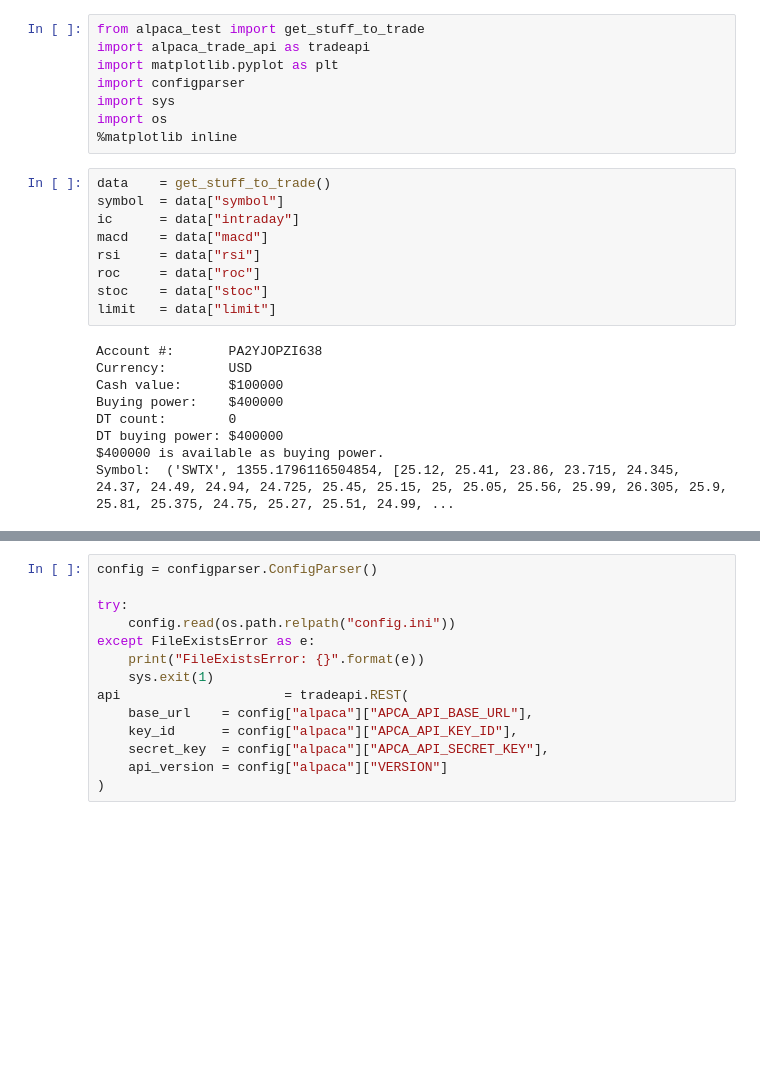
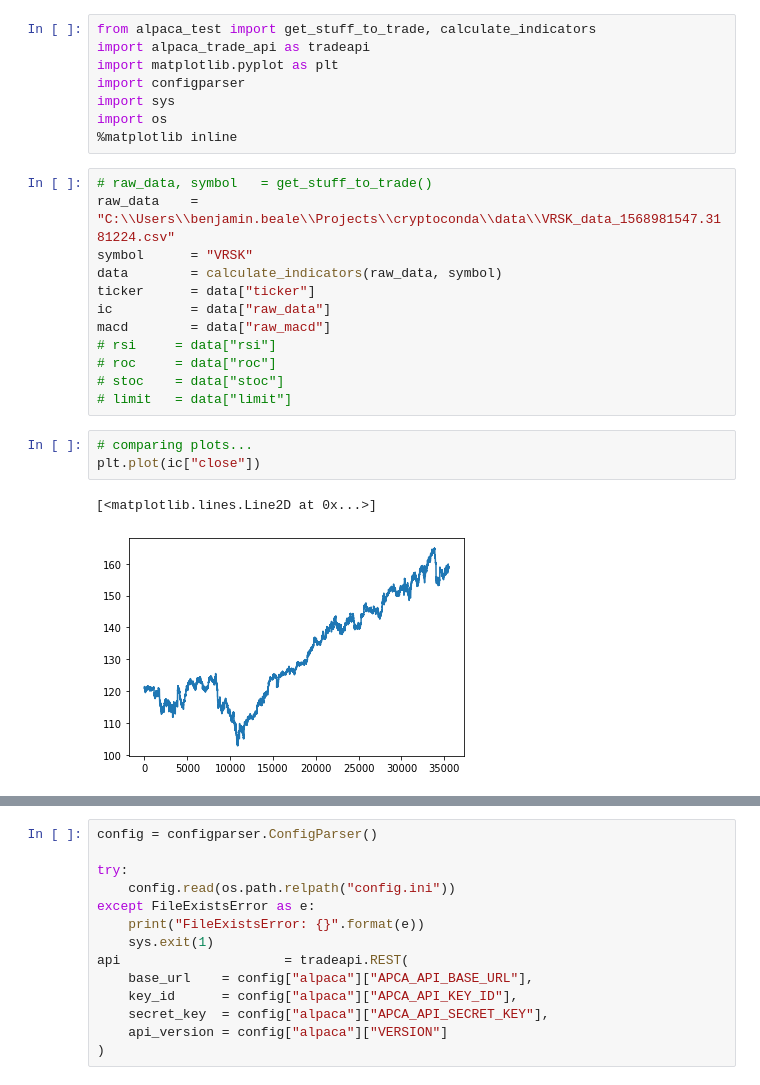
Before and after one commit to bbeale/u-nectix, a Jupyter notebook: gstt.ipynb, the cells around one changed output, grey strips where cells are left out. Saved outputs shown, nothing was run; the diff lists cells and outputs as text; blank space fills up the shorter version.

```diff
--- a/gstt.ipynb
+++ b/gstt.ipynb
@@ -1,5 +1,5 @@
 # %%
-from alpaca_test import get_stuff_to_trade
+from alpaca_test import get_stuff_to_trade, calculate_indicators
 import alpaca_trade_api as tradeapi
 import matplotlib.pyplot as plt
 import configparser
@@ -7,21 +7,21 @@ import sys
 import os
 %matplotlib inline
 # %%
-data    = get_stuff_to_trade()
-symbol  = data["symbol"]
-ic      = data["intraday"]
-macd    = data["macd"]
-rsi     = data["rsi"]
-roc     = data["roc"]
-stoc    = data["stoc"]
-limit   = data["limit"]
+# raw_data, symbol   = get_stuff_to_trade()
+raw_data    = "C:\\Users\\benjamin.beale\\Projects\\cryptoconda\\data\\VRSK_data_1568981547.3181224.csv"
+symbol      = "VRSK"
+data        = calculate_indicators(raw_data, symbol)
+ticker      = data["ticker"]
+ic          = data["raw_data"]
+macd        = data["raw_macd"]
+# rsi     = data["rsi"]
+# roc     = data["roc"]
+# stoc    = data["stoc"]
+# limit   = data["limit"]
-# %% [output]
-Account #:       PA2YJOPZI638
-Currency:        USD
-Cash value:      $100000
-Buying power:    $400000
-DT count:        0
-DT buying power: $400000
-$400000 is available as buying power.
-Symbol:  ('SWTX', 1355.1796116504854, [25.12, 25.41, 23.86, 23.715, 24.345, 24.37, 24.49, 24.94, 24.725, 25.45, 25.15, 25, 25.05, 25.56, 25.99, 26.305, 25.9, 25.81, 25.375, 24.75, 25.27, 25.51, 24.99, ...
+# %%
+# comparing plots...
+plt.plot(ic["close"])
+# %% [output]
+[<matplotlib.lines.Line2D at 0x...>]
+[figure, added]
 # %%
```
Also changed, not shown: parts of 12 cells of this notebook, 1 other file.
